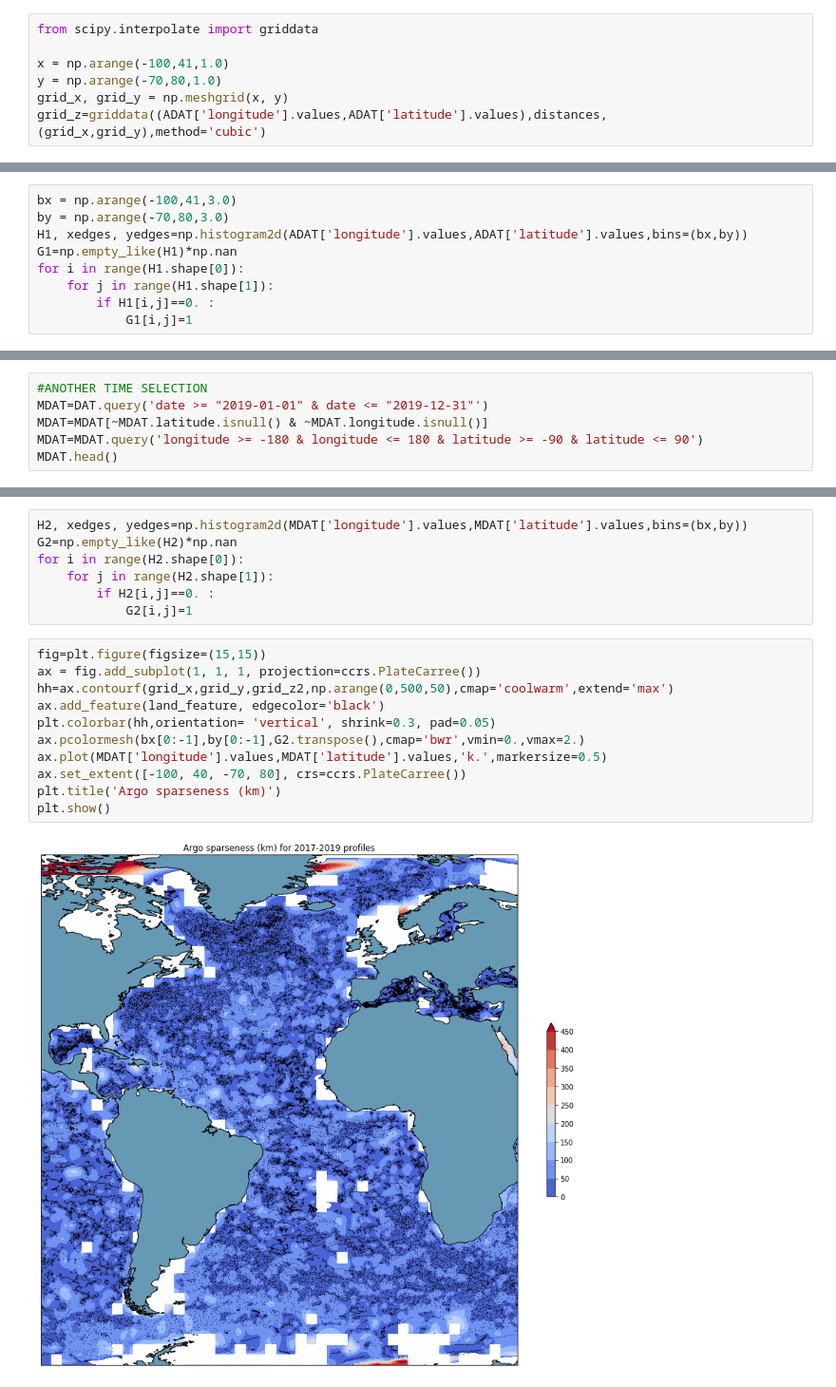
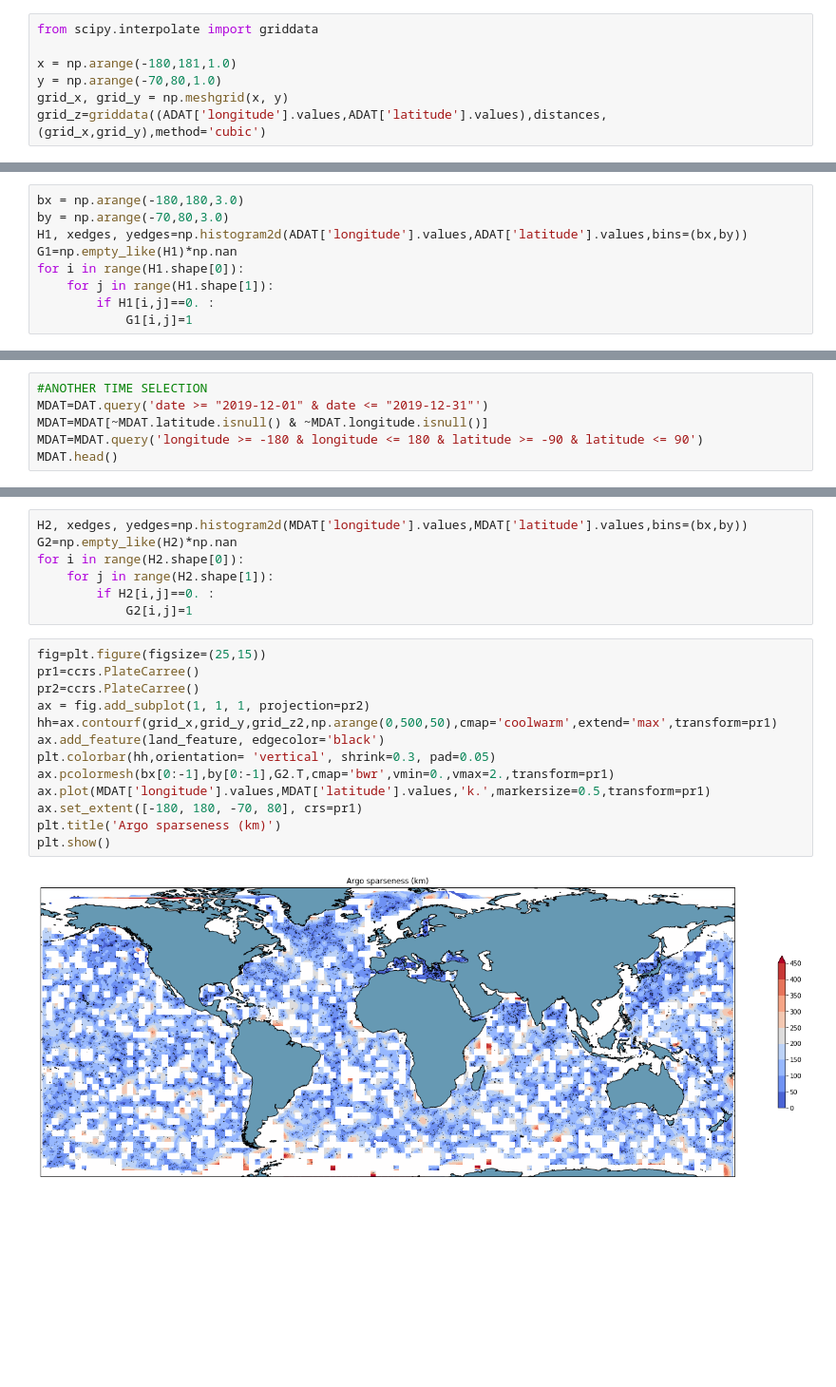
Before and after one commit to quai20/DataViz, a Jupyter notebook: argo_sparseness.ipynb, the cells around one changed output, grey strips where cells are left out. Shown at 95% size. Saved outputs shown, nothing was run; the diff lists cells and outputs as text; blank space fills up the shorter version.

```diff
--- a/argo_sparseness.ipynb
+++ b/argo_sparseness.ipynb
@@ -67,14 +71,14 @@ Average distance from a float to its closest buddy : 237.6776282051282  km
 # %%
 from scipy.interpolate import griddata
 
-x = np.arange(-100,41,1.0)
+x = np.arange(-180,181,1.0)
 y = np.arange(-70,80,1.0)
 grid_x, grid_y = np.meshgrid(x, y)
 grid_z=griddata((ADAT['longitude'].values,ADAT['latitude'].values),distances,(grid_x,grid_y),method='cubic')
 # %% [markdown]
 #### Here we retrieve cells (3x3°) where there are no data, to hide them in the plot
 # %%
-bx = np.arange(-100,41,3.0)
+bx = np.arange(-180,180,3.0)
 by = np.arange(-70,80,3.0)
 H1, xedges, yedges=np.histogram2d(ADAT['longitude'].values,ADAT['latitude'].values,bins=(bx,by))
 G1=np.empty_like(H1)*np.nan
@@ -102,7 +107,7 @@ plt.show()
 ### SAME FOR ANOTHER SET OF DATA
 # %%
 #ANOTHER TIME SELECTION
-MDAT=DAT.query('date >= "2019-01-01" & date <= "2019-12-31"')
+MDAT=DAT.query('date >= "2019-12-01" & date <= "2019-12-31"')
 MDAT=MDAT[~MDAT.latitude.isnull() & ~MDAT.longitude.isnull()]
 MDAT=MDAT.query('longitude >= -180 & longitude <= 180 & latitude >= -90 & latitude <= 90')
 MDAT.head()
@@ -146,15 +151,17 @@ for i in range(H2.shape[0]):
         if H2[i,j]==0. :
             G2[i,j]=1
 # %%
-fig=plt.figure(figsize=(15,15))
-ax = fig.add_subplot(1, 1, 1, projection=ccrs.PlateCarree())
-hh=ax.contourf(grid_x,grid_y,grid_z2,np.arange(0,500,50),cmap='coolwarm',extend='max')
+fig=plt.figure(figsize=(25,15))
+pr1=ccrs.PlateCarree()
+pr2=ccrs.PlateCarree()
+ax = fig.add_subplot(1, 1, 1, projection=pr2)
+hh=ax.contourf(grid_x,grid_y,grid_z2,np.arange(0,500,50),cmap='coolwarm',extend='max',transform=pr1)
 ax.add_feature(land_feature, edgecolor='black')
 plt.colorbar(hh,orientation= 'vertical', shrink=0.3, pad=0.05)
-ax.pcolormesh(bx[0:-1],by[0:-1],G2.transpose(),cmap='bwr',vmin=0.,vmax=2.)
-ax.plot(MDAT['longitude'].values,MDAT['latitude'].values,'k.',markersize=0.5)
-ax.set_extent([-100, 40, -70, 80], crs=ccrs.PlateCarree())
+ax.pcolormesh(bx[0:-1],by[0:-1],G2.T,cmap='bwr',vmin=0.,vmax=2.,transform=pr1)
+ax.plot(MDAT['longitude'].values,MDAT['latitude'].values,'k.',markersize=0.5,transform=pr1)
+ax.set_extent([-180, 180, -70, 80], crs=pr1)
 plt.title('Argo sparseness (km)')
 plt.show()
 # %% [output]
-[figure, old version]
+[figure, new version]
```
Also changed, not shown: parts of 11 cells of this notebook.
